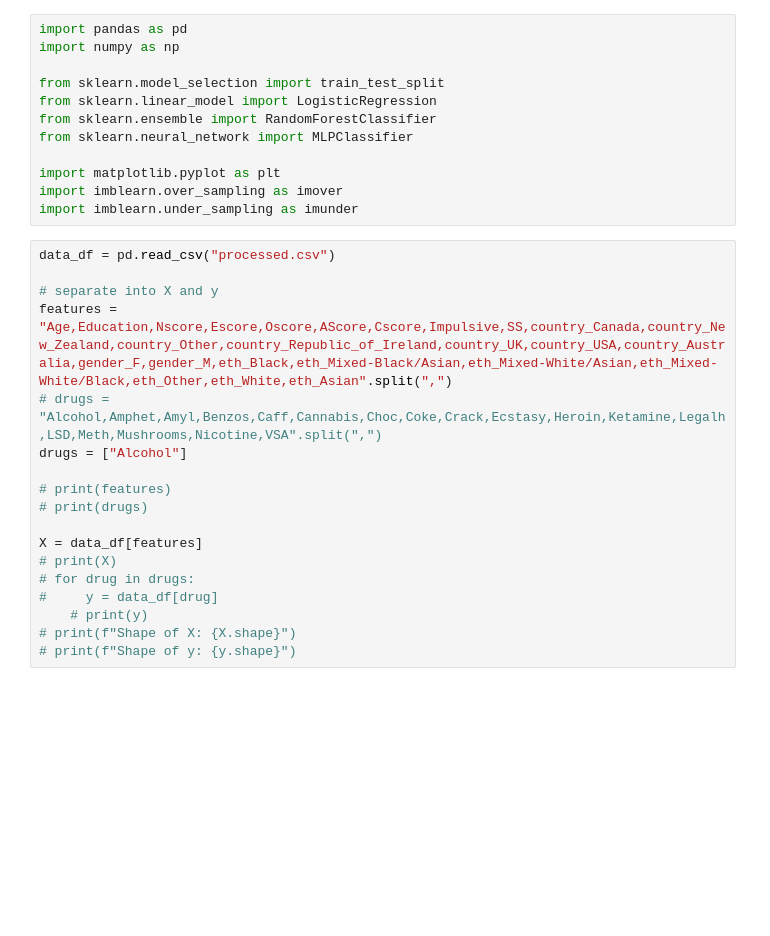
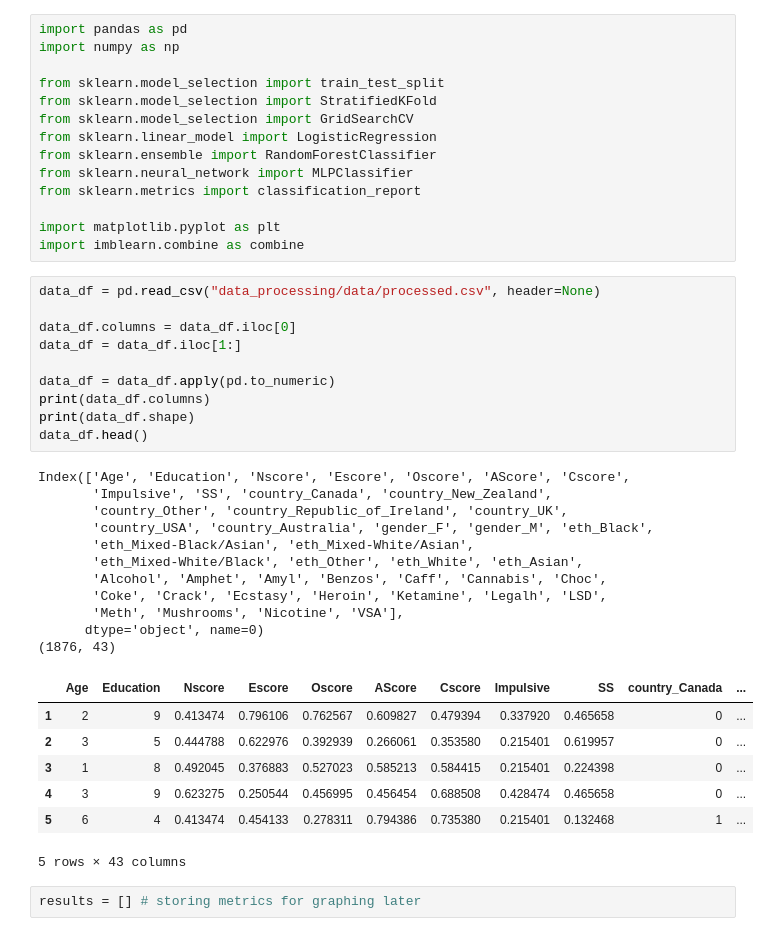
Before and after one commit to andche742/SubstanceAbuseRiskAssessmentML, a Jupyter notebook: model.ipynb, the cells around one changed output. Cells and saved outputs as stored; diff of their text form; blank space fills up the shorter version.

Commit message:
models

```diff
--- a/model.ipynb
+++ b/model.ipynb
@@ -3,28 +3,43 @@ import pandas as pd
 import numpy as np
 
 from sklearn.model_selection import train_test_split
+from sklearn.model_selection import StratifiedKFold
+from sklearn.model_selection import GridSearchCV
 from sklearn.linear_model import LogisticRegression
 from sklearn.ensemble import RandomForestClassifier
 from sklearn.neural_network import MLPClassifier
+from sklearn.metrics import classification_report
 
 import matplotlib.pyplot as plt
-import imblearn.over_sampling as imover
-import imblearn.under_sampling as imunder
+import imblearn.combine as combine
 # %%
-data_df = pd.read_csv("processed.csv")
+data_df = pd.read_csv("data_processing/data/processed.csv", header=None)
 
-# separate into X and y
-features = "Age,Education,Nscore,Escore,Oscore,AScore,Cscore,Impulsive,SS,country_Canada,country_New_Zealand,country_Other,country_Republic_of_Ireland,country_UK,country_USA,country_Australia,gender_F,gender_M,eth_Black,eth_Mixed-Black/Asian,eth_Mixed-White/Asian,eth_Mixed-White/Black,eth_Other,eth_White,eth_Asian".split(",")
-# drugs = "Alcohol,Amphet,Amyl,Benzos,Caff,Cannabis,Choc,Coke,Crack,Ecstasy,Heroin,Ketamine,Legalh,LSD,Meth,Mushrooms,Nicotine,VSA".split(",")
-drugs = ["Alcohol"]
+data_df.columns = data_df.iloc[0]
+data_df = data_df.iloc[1:]
 
-# print(features)
-# print(drugs)
-
-X = data_df[features]
-# print(X)
-# for drug in drugs:
-#     y = data_df[drug]
-    # print(y)
-# print(f"Shape of X: {X.shape}")
-# print(f"Shape of y: {y.shape}")
+data_df = data_df.apply(pd.to_numeric)
+print(data_df.columns)
+print(data_df.shape)
+data_df.head()
+# %% [output]
+Index(['Age', 'Education', 'Nscore', 'Escore', 'Oscore', 'AScore', 'Cscore',
+       'Impulsive', 'SS', 'country_Canada', 'country_New_Zealand',
+       'country_Other', 'country_Republic_of_Ireland', 'country_UK',
+       'country_USA', 'country_Australia', 'gender_F', 'gender_M', 'eth_Black',
+       'eth_Mixed-Black/Asian', 'eth_Mixed-White/Asian',
+       'eth_Mixed-White/Black', 'eth_Other', 'eth_White', 'eth_Asian',
+       'Alcohol', 'Amphet', 'Amyl', 'Benzos', 'Caff', 'Cannabis', 'Choc',
+       'Coke', 'Crack', 'Ecstasy', 'Heroin', 'Ketamine', 'Legalh', 'LSD',
+       'Meth', 'Mushrooms', 'Nicotine', 'VSA'],
+      dtype='object', name=0)
+(1876, 43)
+|  | Age | Education | Nscore | Escore | Oscore | AScore | Cscore | Impulsive | SS | country_Canada | ... |
+| 1 | 2 | 9 | 0.413474 | 0.796106 | 0.762567 | 0.609827 | 0.479394 | 0.337920 | 0.465658 | 0 | ... |
+| 2 | 3 | 5 | 0.444788 | 0.622976 | 0.392939 | 0.266061 | 0.353580 | 0.215401 | 0.619957 | 0 | ... |
+| 3 | 1 | 8 | 0.492045 | 0.376883 | 0.527023 | 0.585213 | 0.584415 | 0.215401 | 0.224398 | 0 | ... |
+| 4 | 3 | 9 | 0.623275 | 0.250544 | 0.456995 | 0.456454 | 0.688508 | 0.428474 | 0.465658 | 0 | ... |
+| 5 | 6 | 4 | 0.413474 | 0.454133 | 0.278311 | 0.794386 | 0.735380 | 0.215401 | 0.132468 | 1 | ... |
+5 rows × 43 columns
+# %%
+results = [] # storing metrics for graphing later
```
Also changed, not shown: parts of 6 cells of this notebook, 4 other files.
